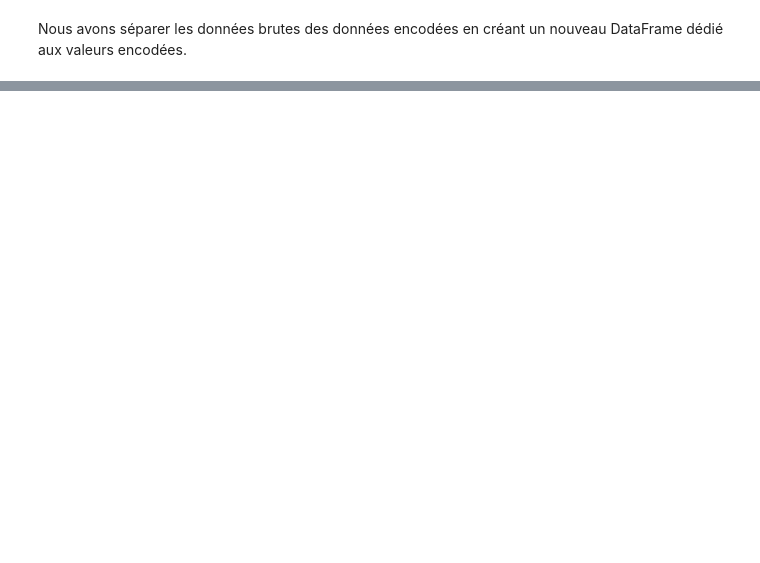
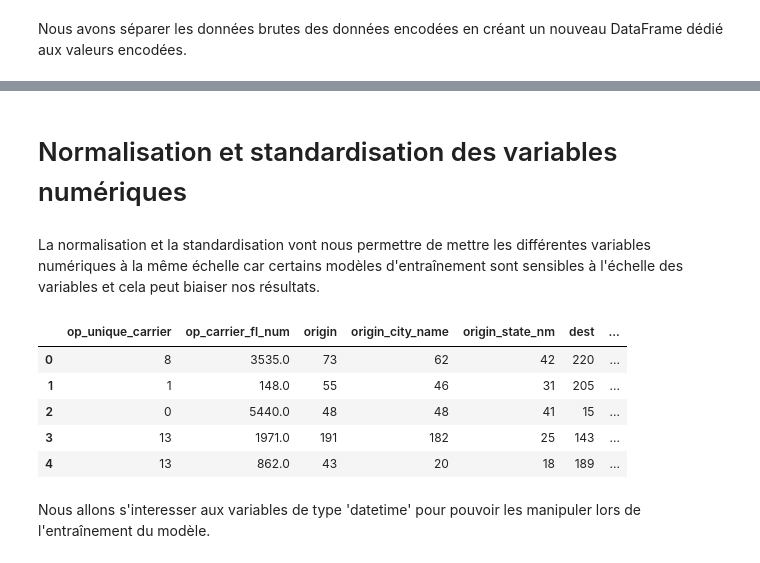
Before and after one commit to ManalRabehi/Flights-Delay-MLOps-Pipeline, a Jupyter notebook: notebooks/01_data_cleaning.ipynb, the cells around one changed output, grey strips where cells are left out. Cells and saved outputs as stored; diff of their text form; code cells hidden in the pictures; blank space fills up the shorter version.

```diff
--- a/notebooks/01_data_cleaning.ipynb
+++ b/notebooks/01_data_cleaning.ipynb
@@ -512,0 +543,23 @@ Nous avons séparer les données brutes des données encodées en créant un nou
+# %% [markdown]
+# Normalisation et standardisation des variables numériques
+# %% [markdown]
+La normalisation et la standardisation vont nous permettre de mettre les différentes variables numériques à la même échelle car certains modèles d'entraînement sont sensibles à l'échelle des variables et cela peut biaiser nos résultats.
+# %%
+from sklearn.preprocessing import StandardScaler
+
+num_col = ['dep_delay', 'taxi_out', 'taxi_in', 'arr_delay', 'crs_elapsed_time', 'actual_elapsed_time', 'air_time', 'distance', 'carrier_delay', 'weather_delay', 'nas_delay', 'security_delay', 'late_aircraft_delay']
+
+#Les variables sont continues donc il est recommandés d'appiquer la standardisation
+scaler = StandardScaler()
+raw_data_encoded[num_col] = scaler.fit_transform(raw_data_encoded[num_col])
+
+raw_data_encoded.head()
+# %% [output]
+|  | op_unique_carrier | op_carrier_fl_num | origin | origin_city_name | origin_state_nm | dest | ... |
+| 0 | 8 | 3535.0 | 73 | 62 | 42 | 220 | ... |
+| 1 | 1 | 148.0 | 55 | 46 | 31 | 205 | ... |
+| 2 | 0 | 5440.0 | 48 | 48 | 41 | 15 | ... |
+| 3 | 13 | 1971.0 | 191 | 182 | 25 | 143 | ... |
+| 4 | 13 | 862.0 | 43 | 20 | 18 | 189 | ... |
+# %% [markdown]
+Nous allons s'interesser aux variables de type 'datetime' pour pouvoir les manipuler lors de l'entraînement du modèle.
```
Also changed, not shown: parts of 8 cells of this notebook, 1 other file.
